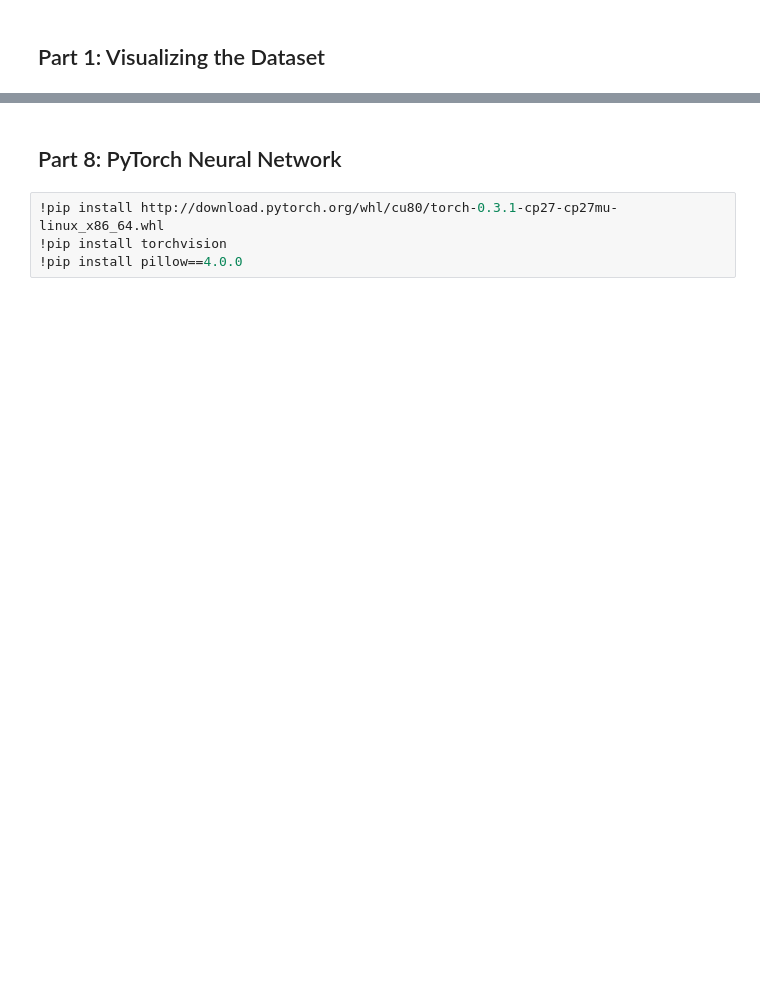
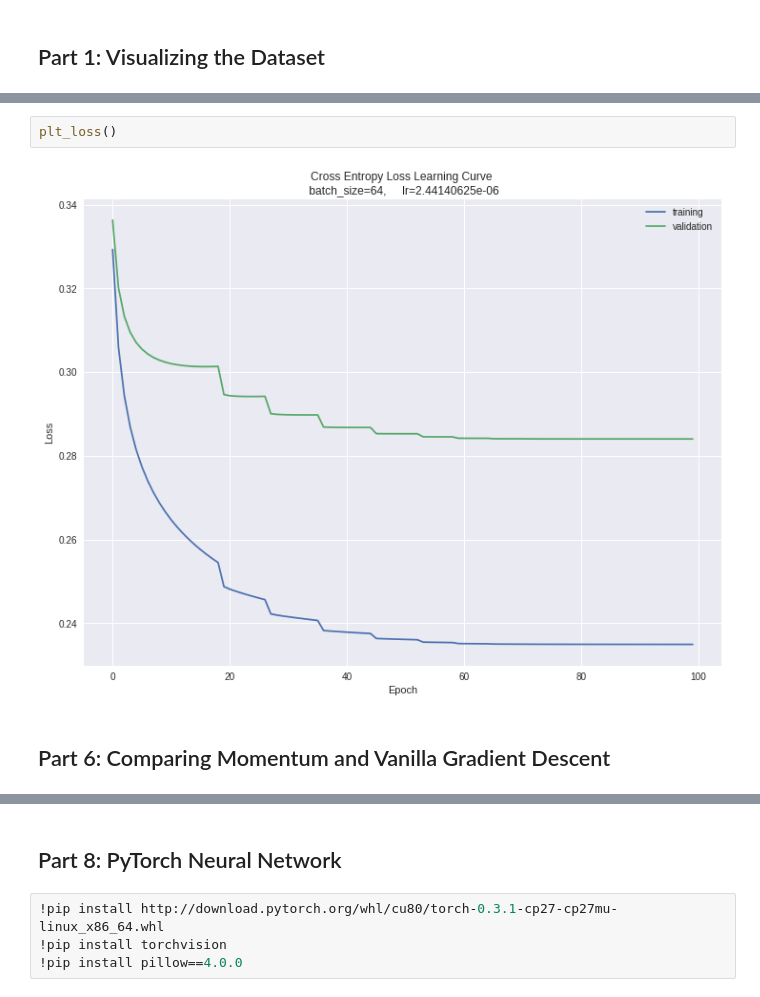
Before and after one commit to loganrooks/CSC411, a Jupyter notebook: Project 2/Project2.ipynb, the cells around one changed output, grey strips where cells are left out. Drawn from its saved outputs; the diff is of its cells as text; blank space fills up the shorter version.

```diff
--- a/Project 2/Project2.ipynb
+++ b/Project 2/Project2.ipynb
@@ -188,0 +276,6 @@ Best Accuracy: 0.104017857143, Best Loss: 11.627183369
+# %%
+plt_loss()
+# %% [output]
+[figure, added]
+# %% [markdown]
+## Part 6: Comparing Momentum and Vanilla Gradient Descent
```
Also changed, not shown: parts of 90 cells of this notebook.
